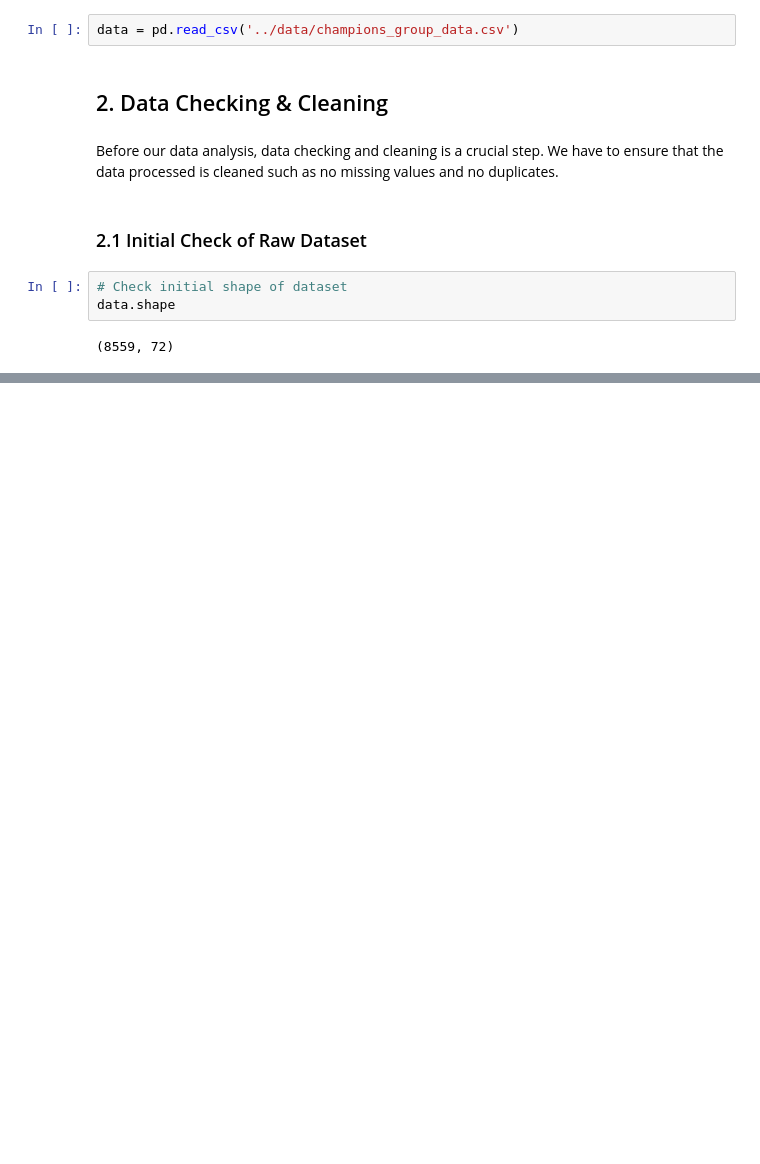
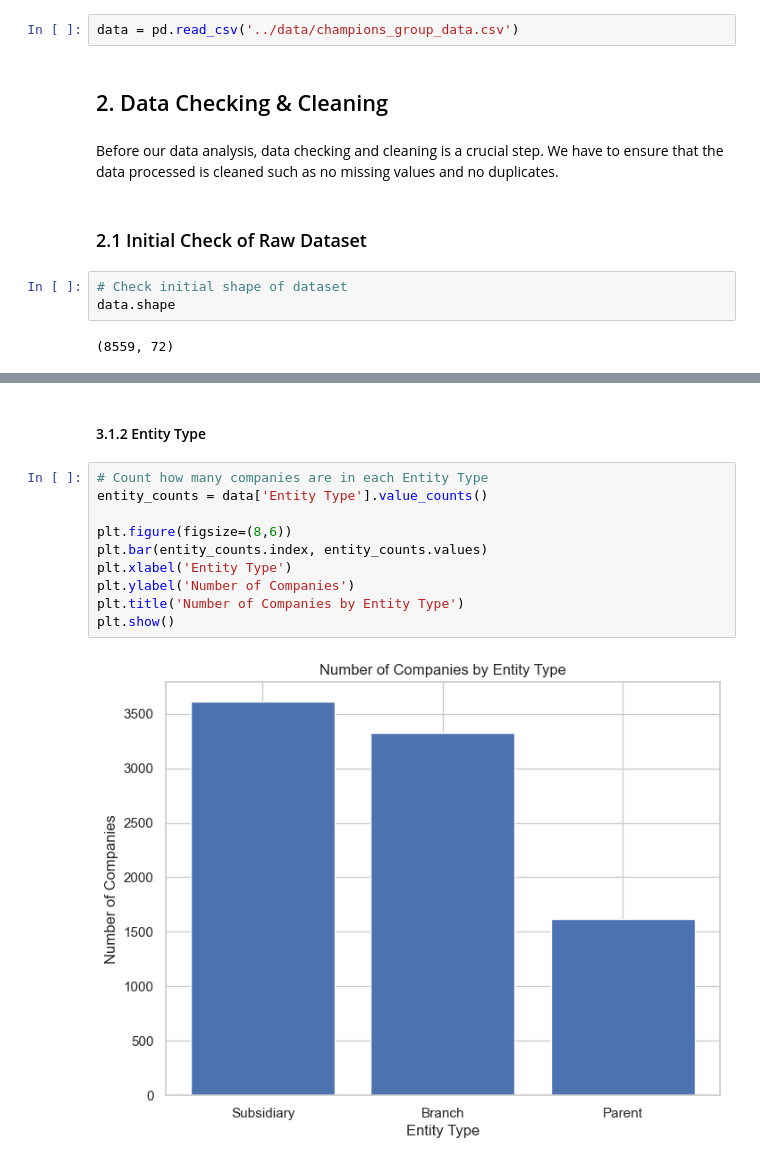
Before and after one commit to racxxhel/Corp_Intelligence, a Jupyter notebook: src/CAT_A_ACC.ipynb, the cells around one changed output, grey strips where cells are left out. Drawn from its saved outputs; the diff is of its cells as text; blank space fills up the shorter version.

```diff
--- a/src/CAT_A_ACC.ipynb
+++ b/src/CAT_A_ACC.ipynb
@@ -51,0 +78,14 @@ data.shape
+# %% [markdown]
+#### 3.1.2 Entity Type
+# %%
+# Count how many companies are in each Entity Type
+entity_counts = data['Entity Type'].value_counts()
+
+plt.figure(figsize=(8,6))
+plt.bar(entity_counts.index, entity_counts.values)
+plt.xlabel('Entity Type')
+plt.ylabel('Number of Companies')
+plt.title('Number of Companies by Entity Type')
+plt.show()
+# %% [output]
+[figure, added]
```
Also changed, not shown: parts of 21 cells of this notebook.
